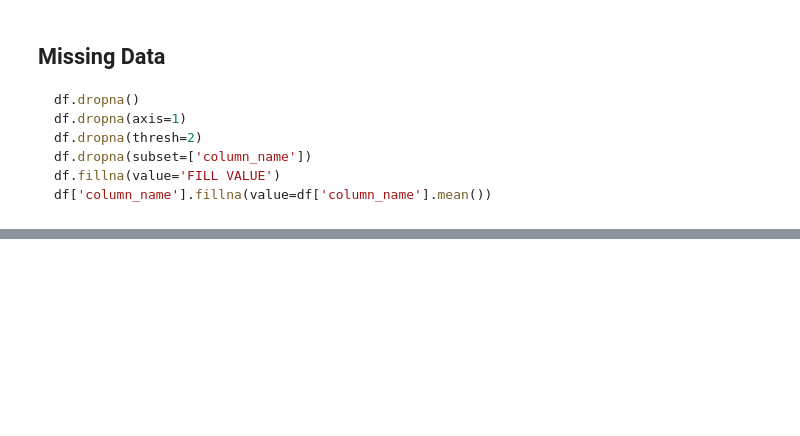
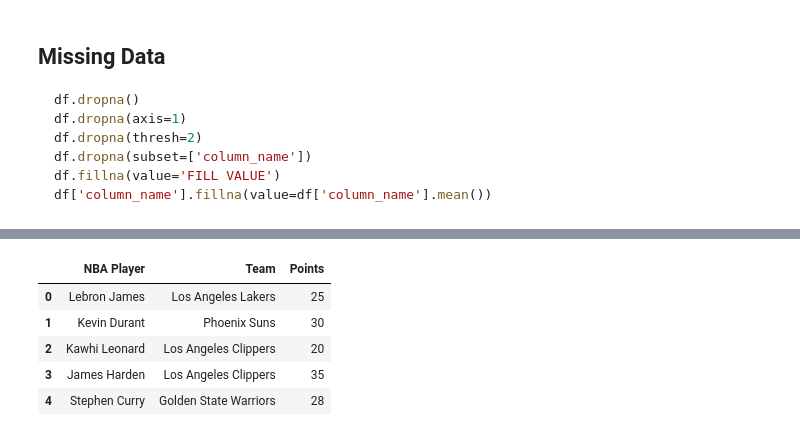
Before and after one commit to polyglotdev/python-for-data-science, a Jupyter notebook: section_6_pandas/pandas.ipynb, the cells around one changed output, grey strips where cells are left out. Drawn from its saved outputs; the diff is of its cells as text; code cells hidden in the pictures; blank space fills up the shorter version.

```diff
--- a/section_6_pandas/pandas.ipynb
+++ b/section_6_pandas/pandas.ipynb
@@ -407,0 +448,21 @@ d
+# %%
+data = {
+    'NBA Player': [
+        'Lebron James', 'Kevin Durant', 'Kawhi Leonard', 'James Harden',
+        'Stephen Curry'
+    ],
+    'Team': [
+        'Los Angeles Lakers', 'Phoenix Suns', 'Los Angeles Clippers',
+        'Los Angeles Clippers', 'Golden State Warriors'
+    ],
+    'Points': [25, 30, 20, 35, 28]
+}
+df = pd.DataFrame(data)
+df
+# %% [output]
+|  | NBA Player | Team | Points |
+| 0 | Lebron James | Los Angeles Lakers | 25 |
+| 1 | Kevin Durant | Phoenix Suns | 30 |
+| 2 | Kawhi Leonard | Los Angeles Clippers | 20 |
+| 3 | James Harden | Los Angeles Clippers | 35 |
+| 4 | Stephen Curry | Golden State Warriors | 28 |
```
Also changed, not shown: parts of 9 cells of this notebook.
